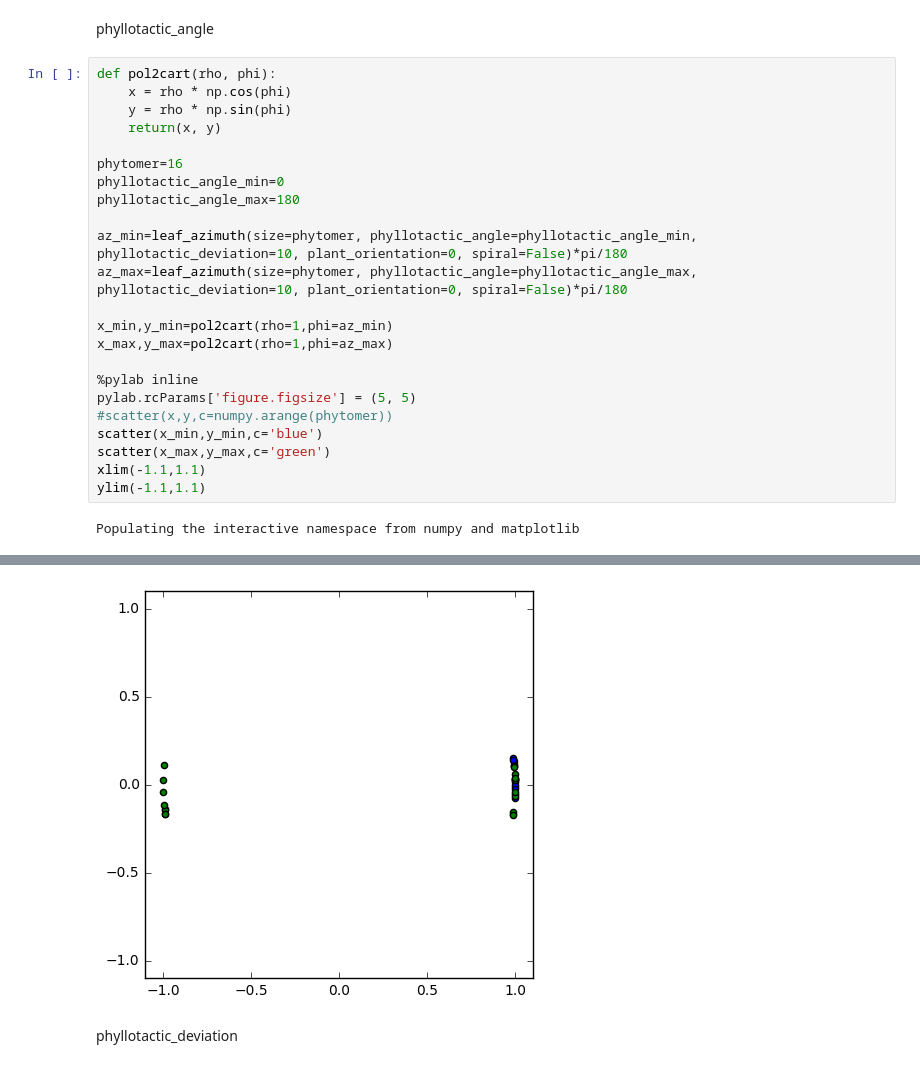
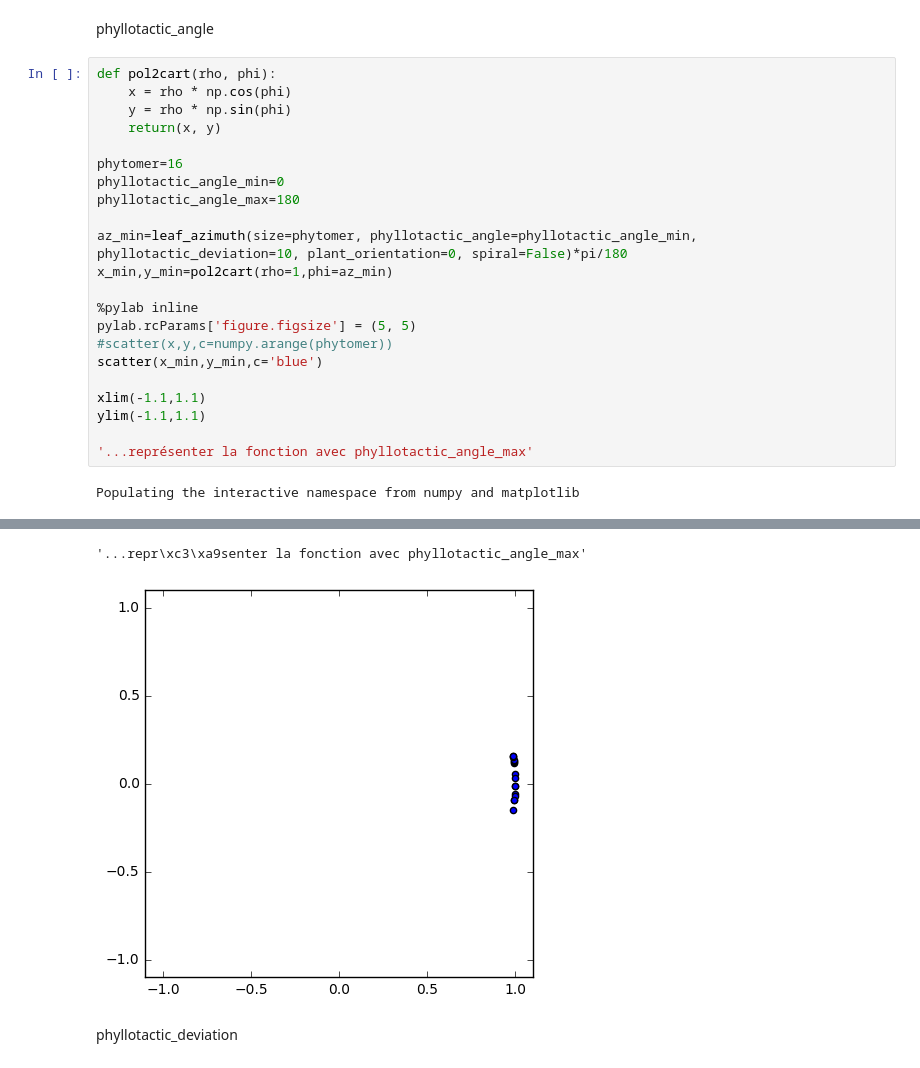
Before and after one commit to openalea-training/agreenium_training_2018, a Jupyter notebook: TD_sensitivity/3D_Maize_parameters.ipynb, the cells around one changed output, grey strips where cells are left out. Drawn from its saved outputs; the diff is of its cells as text.

```diff
--- a/TD_sensitivity/3D_Maize_parameters.ipynb
+++ b/TD_sensitivity/3D_Maize_parameters.ipynb
@@ -204,17 +165,16 @@ phyllotactic_angle_min=0
 phyllotactic_angle_max=180
 
 az_min=leaf_azimuth(size=phytomer, phyllotactic_angle=phyllotactic_angle_min, phyllotactic_deviation=10, plant_orientation=0, spiral=False)*pi/180
-az_max=leaf_azimuth(size=phytomer, phyllotactic_angle=phyllotactic_angle_max, phyllotactic_deviation=10, plant_orientation=0, spiral=False)*pi/180
-
 x_min,y_min=pol2cart(rho=1,phi=az_min)
-x_max,y_max=pol2cart(rho=1,phi=az_max)
 
 %pylab inline
 pylab.rcParams['figure.figsize'] = (5, 5)
 #scatter(x,y,c=numpy.arange(phytomer))
 scatter(x_min,y_min,c='blue')
-scatter(x_max,y_max,c='green')
+
 xlim(-1.1,1.1)
 ylim(-1.1,1.1)
+
+'...représenter la fonction avec phyllotactic_angle_max'
 # %% [output]
 Populating the interactive namespace from numpy and matplotlib
@@ -222,3 +183,4 @@ Populating the interactive namespace from numpy and matplotlib
+'...repr\xc3\xa9senter la fonction avec phyllotactic_angle_max'
-[figure, old version]
+[figure, new version]
 # %% [markdown]
 phyllotactic_deviation
```
Also changed, not shown: parts of 21 cells of this notebook, 5 other files.
